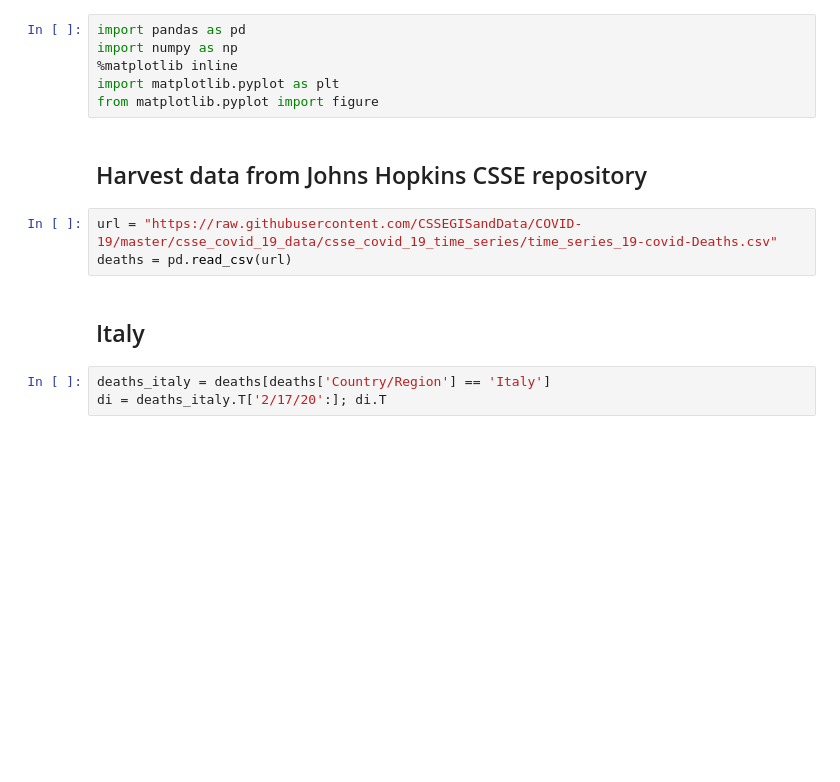
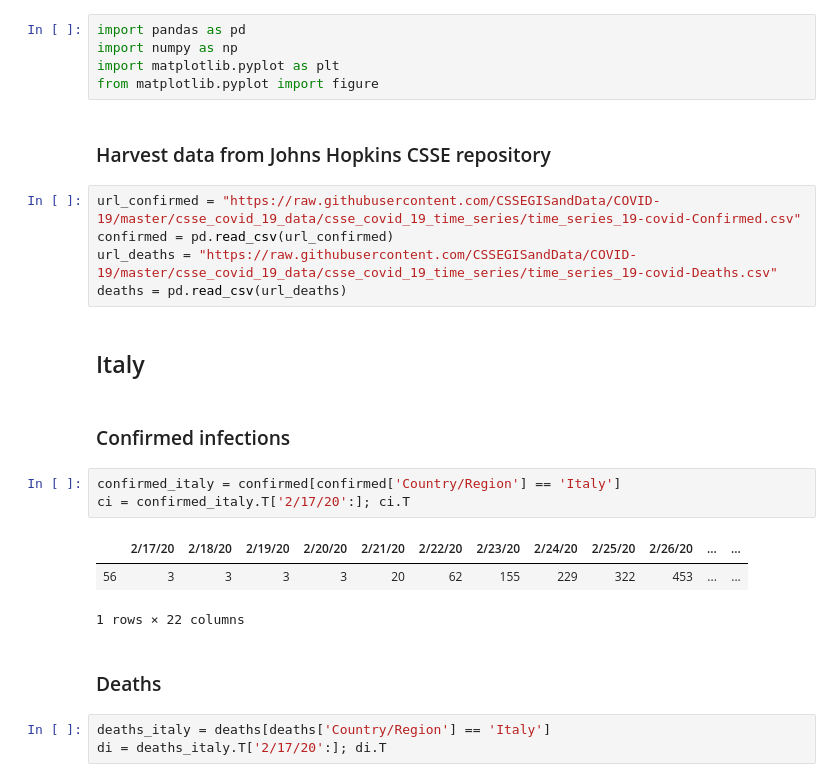
Before and after one commit to luigiselmi/datascience, a Jupyter notebook: python/covid-19_deaths.ipynb, the cells around one changed output. Cells and saved outputs as stored; diff of their text form; blank space fills up the shorter version.

```diff
--- a/python/covid-19_deaths.ipynb
+++ b/python/covid-19_deaths.ipynb
@@ -4,16 +4,28 @@ The Johns Hopkins Center for Systems Science and Engineering (CSSE) operates a [
 # %%
 import pandas as pd
 import numpy as np
-%matplotlib inline
 import matplotlib.pyplot as plt
 from matplotlib.pyplot import figure
 # %% [markdown]
-## Harvest data from Johns Hopkins CSSE repository
+### Harvest data from Johns Hopkins CSSE repository
 # %%
-url = "https://raw.githubusercontent.com/CSSEGISandData/COVID-19/master/csse_covid_19_data/csse_covid_19_time_series/time_series_19-covid-Deaths.csv"
-deaths = pd.read_csv(url)
+url_confirmed = "https://raw.githubusercontent.com/CSSEGISandData/COVID-19/master/csse_covid_19_data/csse_covid_19_time_series/time_series_19-covid-Confirmed.csv"
+confirmed = pd.read_csv(url_confirmed)
+url_deaths = "https://raw.githubusercontent.com/CSSEGISandData/COVID-19/master/csse_covid_19_data/csse_covid_19_time_series/time_series_19-covid-Deaths.csv"
+deaths = pd.read_csv(url_deaths)
 # %% [markdown]
 ## Italy
+# %% [markdown]
+### Confirmed infections
+# %%
+confirmed_italy = confirmed[confirmed['Country/Region'] == 'Italy']
+ci = confirmed_italy.T['2/17/20':]; ci.T
+# %% [output]
+|  | 2/17/20 | 2/18/20 | 2/19/20 | 2/20/20 | 2/21/20 | 2/22/20 | 2/23/20 | 2/24/20 | 2/25/20 | 2/26/20 | ... | ... |
+| 56 | 3 | 3 | 3 | 3 | 20 | 62 | 155 | 229 | 322 | 453 | ... | ... |
+1 rows × 22 columns
+# %% [markdown]
+### Deaths
 # %%
 deaths_italy = deaths[deaths['Country/Region'] == 'Italy']
 di = deaths_italy.T['2/17/20':]; di.T
```
Also changed, not shown: parts of 12 cells of this notebook.
